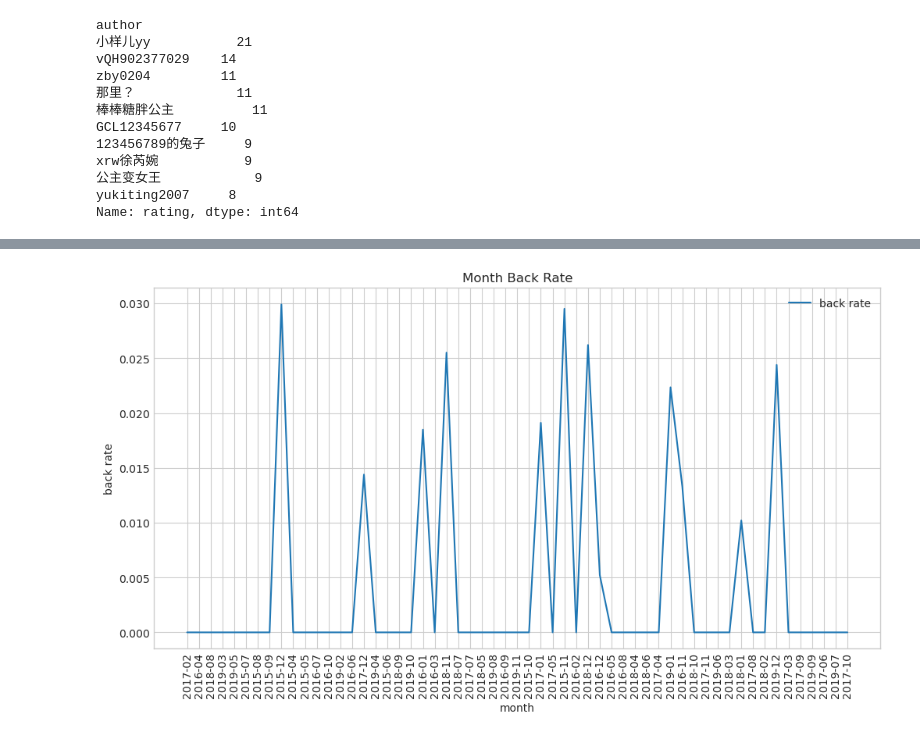
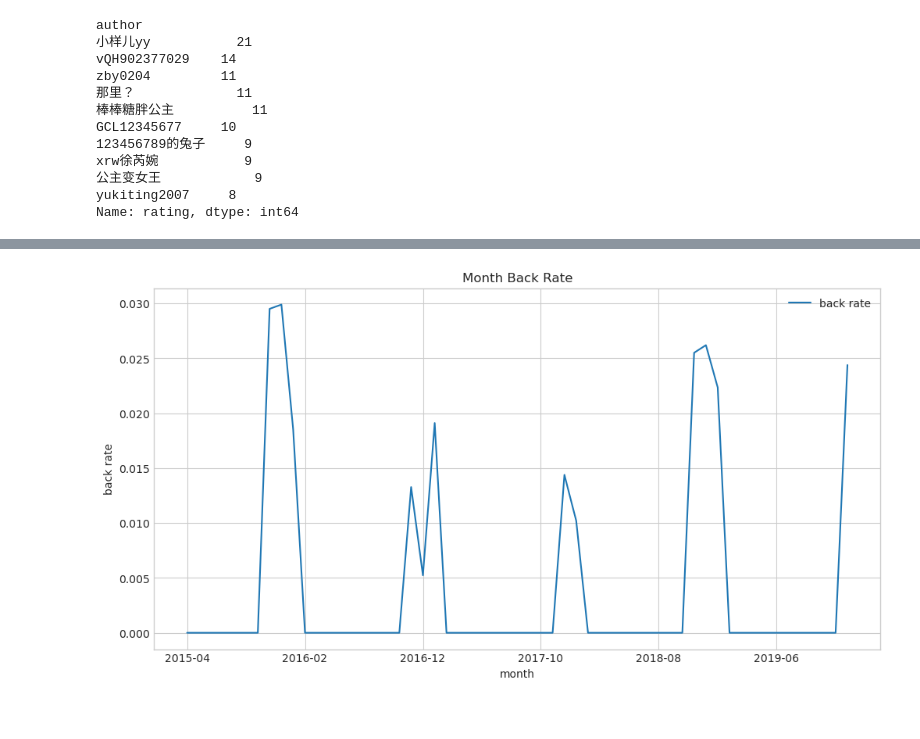
Before and after one commit to Guangyaochenyu/hrbu, a Jupyter notebook: 2023-03-08.ipynb, the cells around one changed output, grey strips where cells are left out. Drawn from its saved outputs; the diff is of its cells as text; code cells hidden in the pictures.

```diff
--- a/2023-03-08.ipynb
+++ b/2023-03-08.ipynb
@@ -61,24 +80,23 @@ findfont: Generic family 'sans-serif' not found because none of the following fa
 # %%
 # 计算月回购率
 month_user = data[data.author != '匿名用户'].groupby(['author', 'month']).rating.count().reset_index()
 # 定义一个lambda函数, 返回上一个月份
 get_last_month = lambda x: x[:5] + str(int(x[5:]) - 1) if int(x[5:]) > 1 else str(int(x[:4]) - 1) + '-12'
 # 定义一个lambda函数, 判断某个用户在某个月是否购买过
 judge_last_month = lambda user, month: True if user in month_user[month_user.month == get_last_month(month)].author.values else False
 # 定义一个lambda函数, 统计某个月份的回购率 (本月用户在上月购买过的数量 / 本月购买用户数量) 如果本月没有购买用户, 则回购率为0
 get_back_rate = lambda month: month_user[month_user.month == month].apply(lambda x: judge_last_month(x.author, x.month), axis=1).sum() / month_user[month_user.month == month].shape[0] if month_user[month_user.month == month].shape[0] > 0 else 0
 # 定义一个lambda函数, 统计某个月份的回购用户数量
 get_back_user = lambda month: month_user[month_user.month == month].apply(lambda x: judge_last_month(x.author, x.month), axis=1).sum()
 
-# 计算每个月的回购率, 并绘制回购率曲线
+# 计算每个月的回购率, 按照时间排序, 并绘制回购率曲线
 plt.figure(figsize=(12, 6))
-pd.Series([get_back_rate(month) for month in month_user.month.unique()]).plot(kind='line', rot=0)
+pd.Series([get_back_rate(month) for month in sorted(month_user.month.unique())], index=sorted(month_user.month.unique())).plot(kind='line', rot=0)
 # x轴为对应月份 格式为 2015-01
-plt.xticks(range(len(month_user.month.unique())), month_user.month.unique(), rotation=90)
 plt.title('Month Back Rate')
 plt.xlabel('month')
 plt.ylabel('back rate')
 plt.legend(['back rate'])
 plt.show()
 # %% [output]
-[figure, old version]
+[figure, new version]
```
Also changed, not shown: parts of 2 cells of this notebook.
